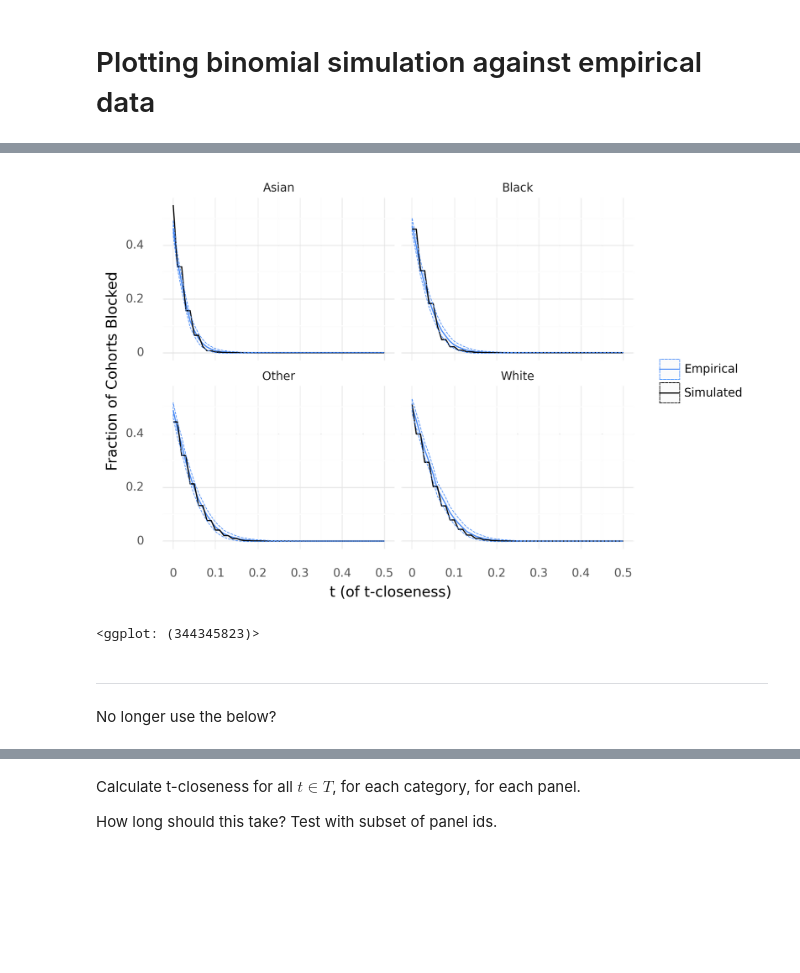
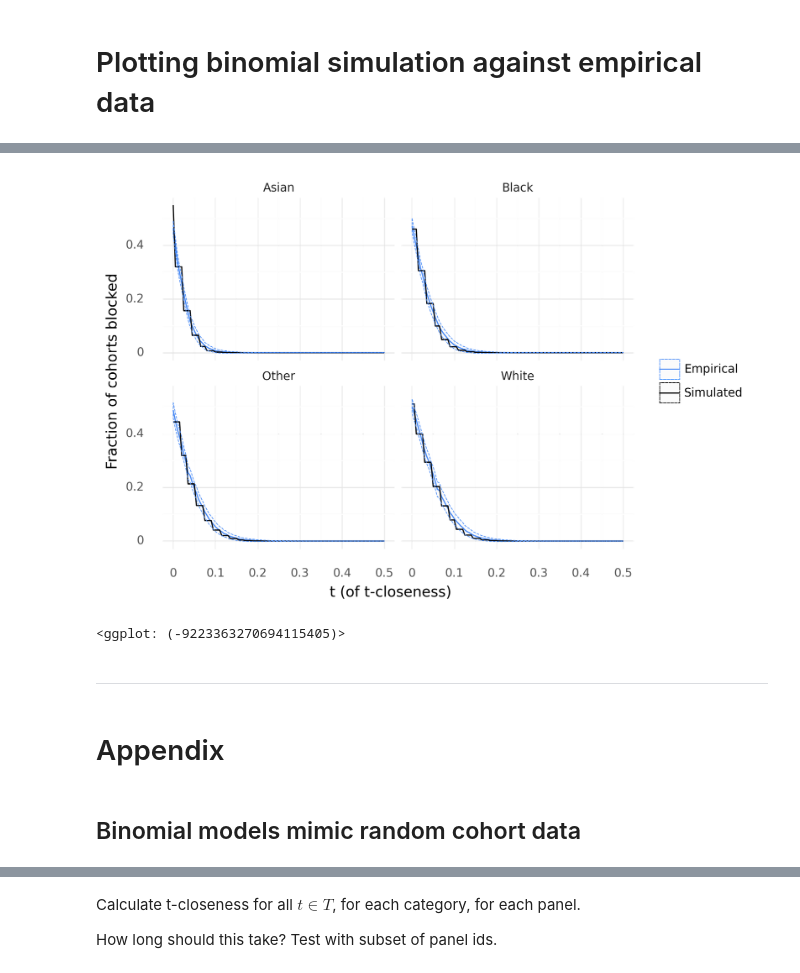
Before and after one commit to aberke/floc-analysis, a Jupyter notebook: notebooks/t-closeness-for-comscore-panels-by-race.ipynb, the cells around one changed output, grey strips where cells are left out. Cells and saved outputs as stored; diff of their text form; code cells hidden in the pictures; blank space fills up the shorter version.

Commit message:
updated t-closeness plots and properly organized code

```diff
--- a/notebooks/t-closeness-for-comscore-panels-by-race.ipynb
+++ b/notebooks/t-closeness-for-comscore-panels-by-race.ipynb
@@ -148,12 +150,12 @@ for (race, p) in race_fractions_df.set_index('race')['fraction'].items():
 
 est_t_violations_df.set_index('t', inplace=True)
 
-#fig, axes = plt.subplots(1, 4, figsize=(4*4, 3), dpi=100, sharey=True)
-#plt.tight_layout()
-#for i, cat in enumerate(est_t_violations_df.columns):
-#    ax = axes[i]
-#    ax.plot(est_t_violations_df[cat])
-#    ax.set_title(cat)
-#    ax.set_xlabel('t (of t-closeness)')
+fig, axes = plt.subplots(1, 4, figsize=(4*4, 3), dpi=100, sharey=True)
+plt.tight_layout()
+for i, cat in enumerate(est_t_violations_df.columns):
+    ax = axes[i]
+    ax.plot(est_t_violations_df[cat])
+    ax.set_title(cat)
+    ax.set_xlabel('t (of t-closeness)')
 
-#_ = axes[0].set_ylabel('fraction expected violation')
+_ = axes[0].set_ylabel('fraction expected violation')
@@ -221,0 +327,17 @@ plot_df = pd.concat([simulated_violations_df,
+# %%
+fig, axes = plt.subplots(1, 4, figsize=(4*3.1, 2.8), dpi=300, sharey=True, sharex=True)
+plt.tight_layout()
+plt.subplots_adjust(wspace=0.05)
+for i, cat in enumerate(est_t_violations_df.columns):
+    ax = axes[i]
+    emp_df = plot_df[(plot_df.race==cat) & (plot_df.kind == 'Empirical')].set_index('t')
+    ax.plot(emp_df.lower, '--', alpha=0.8, color=BLUE)
+    ax.plot(emp_df.upper, '--', alpha=0.8, color=BLUE)
+    ax.plot(emp_df.fraction_violate, color=BLUE, label='Empirical')
+    sim_df = plot_df[(plot_df.race==cat) & (plot_df.kind == 'Simulated')].set_index('t')
+    ax.plot(sim_df.fraction_violate, color='black', label='Simulated')
+    ax.set_xlabel('t (of t-closeness)')
+    ax.set_title(cat)
+
+_ = axes[0].set_ylabel('Fraction of cohorts blocked')
+_ = ax.legend()
@@ -222,32 +346,29 @@ plot_df = pd.concat([simulated_violations_df,
 # %%
 from plotnine import (ggplot, geom_point, aes, stat_smooth,
                       facet_wrap, geom_bar, element_text,
                       theme, theme_minimal, labs, element_blank,
                       element_line, geom_path, geom_ribbon, scale_color_manual)
-from style_config import RED, BLUE, GREEN, ORANGE
+
 
 (plot_df
  .query("race != 'any'")
  .assign(race=lambda x: x.race.map(lambda x: x.capitalize()))
  .pipe(lambda df:
      ggplot(df, aes(x='t', y='fraction_violate', color='kind')) +
      geom_path() +
      geom_ribbon(aes(x='t', ymin='lower', ymax='upper', color='kind'),
                  alpha=0.02, linetype='dashed', size=0.3) +
      facet_wrap("~race") +
      theme_minimal() +
        labs(x="t (of t-closeness)",
-           y='Fraction of Cohorts Blocked',
+           y='Fraction of cohorts blocked',
            color="") +
        theme(
-           #legend_position='bottom',
+           #legend_position='top',
            dpi=300) +
        scale_color_manual(values=[BLUE,'#000000'])
     )
 )
 # %% [output]
-[figure, old version]
+[figure, new version]
-<ggplot: (344345823)>
+<ggplot: (-9223363270694115405)>
-# %% [markdown]
----
-No longer use the below?
@@ -341,0 +375,6 @@ def panels_t_closeness(panels_df, demo_col='racial_background',
+# %% [markdown]
+---
+# %% [markdown]
+# Appendix
+# %% [markdown]
+## Binomial models mimic random cohort data
```
Also changed, not shown: parts of 31 cells of this notebook.
